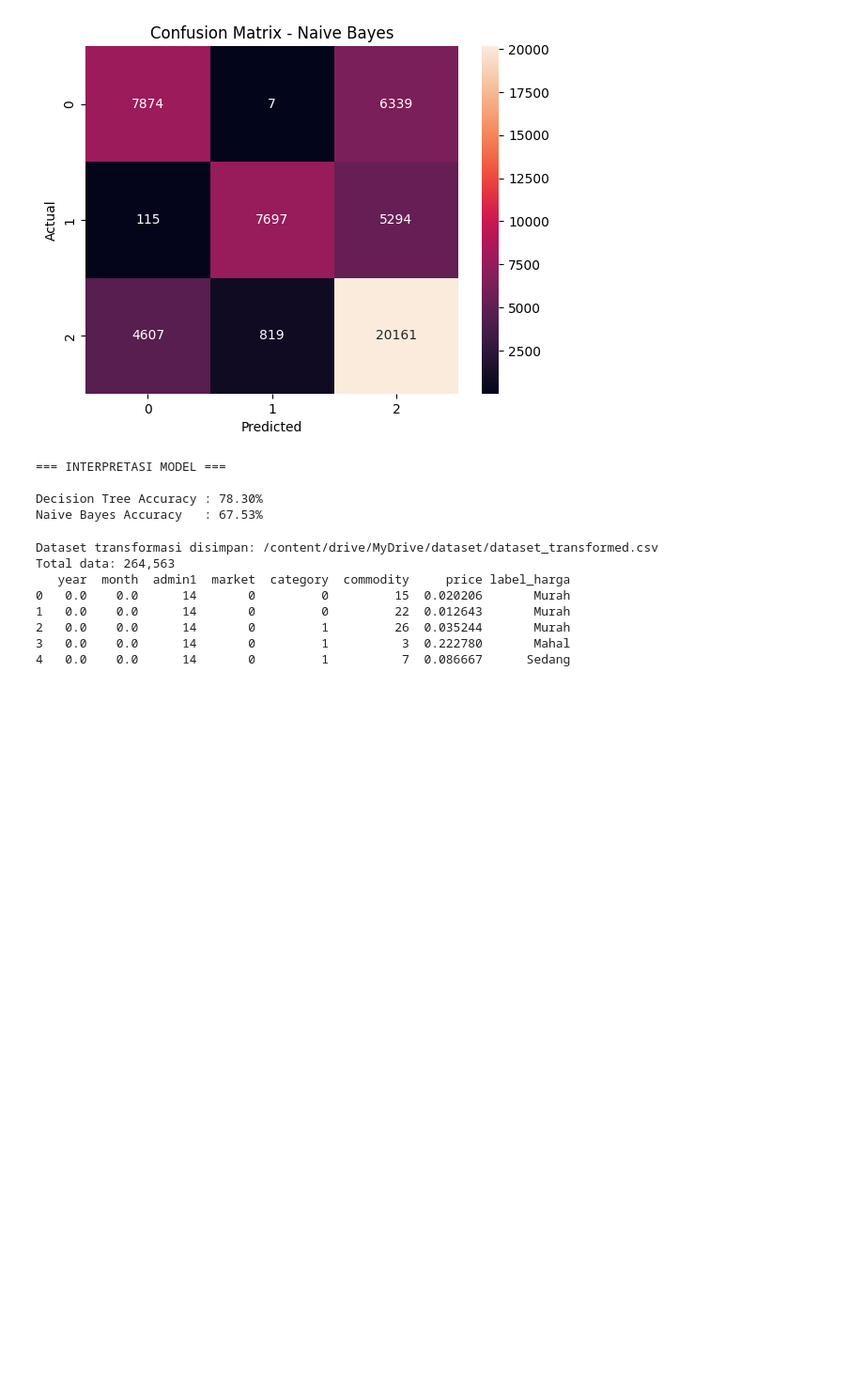
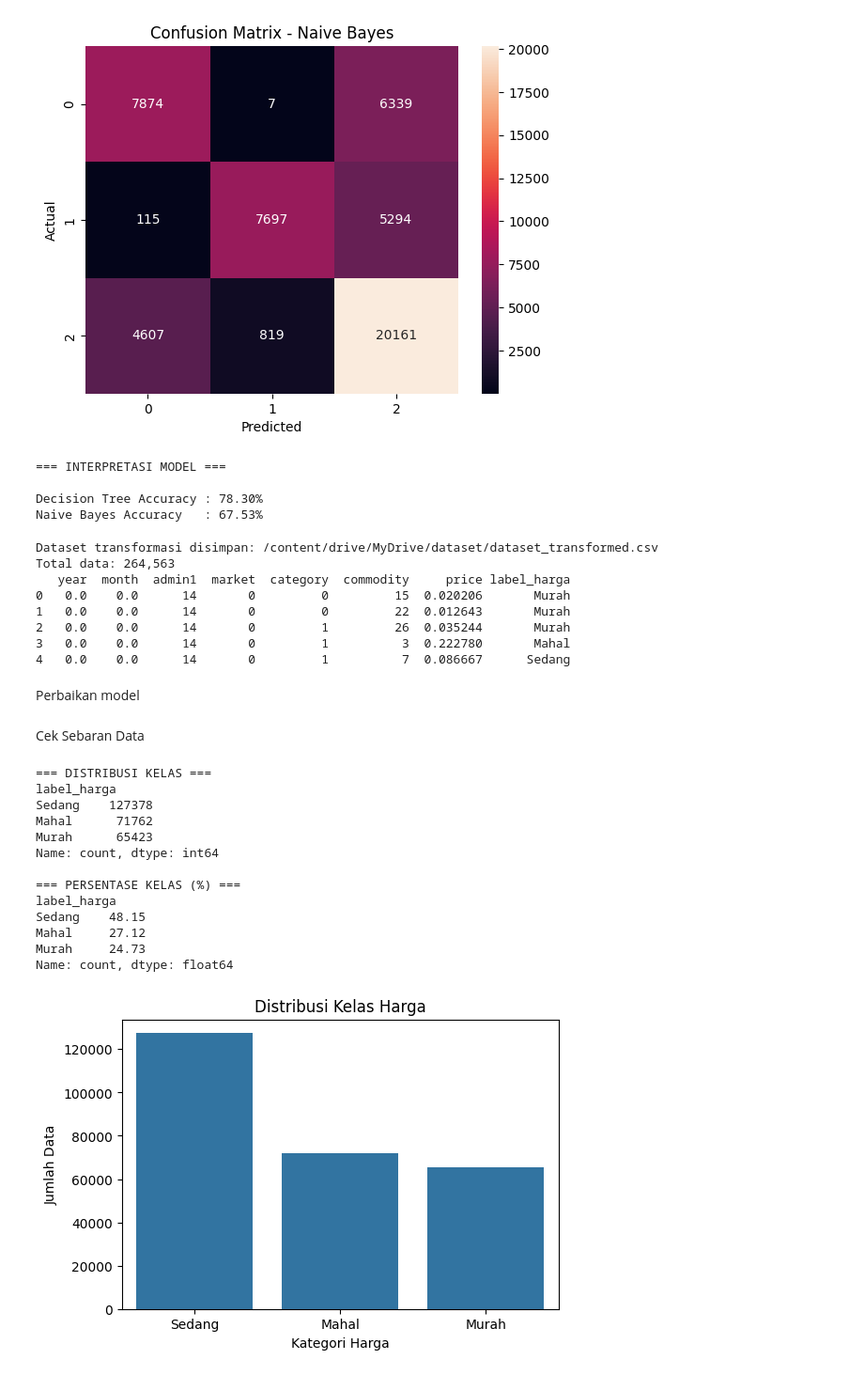
Before and after one commit to afllaabdi/tugas_data_mining, a Jupyter notebook: PenggalianData2.ipynb, the cells around one changed output. Shown at 94% size. Saved outputs shown, nothing was run; the diff lists cells and outputs as text; code cells hidden in the pictures; blank space fills up the shorter version.

```diff
--- a/PenggalianData2.ipynb
+++ b/PenggalianData2.ipynb
@@ -647,3 +647,56 @@ Total data: 264,563
 2   0.0    0.0      14       0         1         26  0.035244       Murah
 3   0.0    0.0      14       0         1          3  0.222780       Mahal
 4   0.0    0.0      14       0         1          7  0.086667      Sedang
+# %% [markdown]
+Perbaikan model
+# %% [markdown]
+Cek Sebaran Data
+# %%
+# ====================================================
+# CHECK SEBARAN / DISTRIBUSI DATA (CLASS DISTRIBUTION)
+# ====================================================
+
+import matplotlib.pyplot as plt
+import seaborn as sns
+
+# Hitung jumlah tiap kelas
+distribusi = df['label_harga'].value_counts()
+
+print("=== DISTRIBUSI KELAS ===")
+print(distribusi)
+
+# Hitung persentase
+persentase = (distribusi / len(df)) * 100
+
+print("\n=== PERSENTASE KELAS (%) ===")
+print(persentase.round(2))
+
+# Visualisasi distribusi kelas
+plt.figure(figsize=(6,4))
+
+sns.countplot(
+    data=df,
+    x='label_harga',
+    order=distribusi.index
+)
+
+plt.title("Distribusi Kelas Harga")
+plt.xlabel("Kategori Harga")
+plt.ylabel("Jumlah Data")
+
+plt.show()
+# %% [output]
+=== DISTRIBUSI KELAS ===
+label_harga
+Sedang    127378
+Mahal      71762
+Murah      65423
+Name: count, dtype: int64
+
+=== PERSENTASE KELAS (%) ===
+label_harga
+Sedang    48.15
+Mahal     27.12
+Murah     24.73
+Name: count, dtype: float64
+[figure, added]
```
Also changed, not shown: parts of 15 cells of this notebook.
